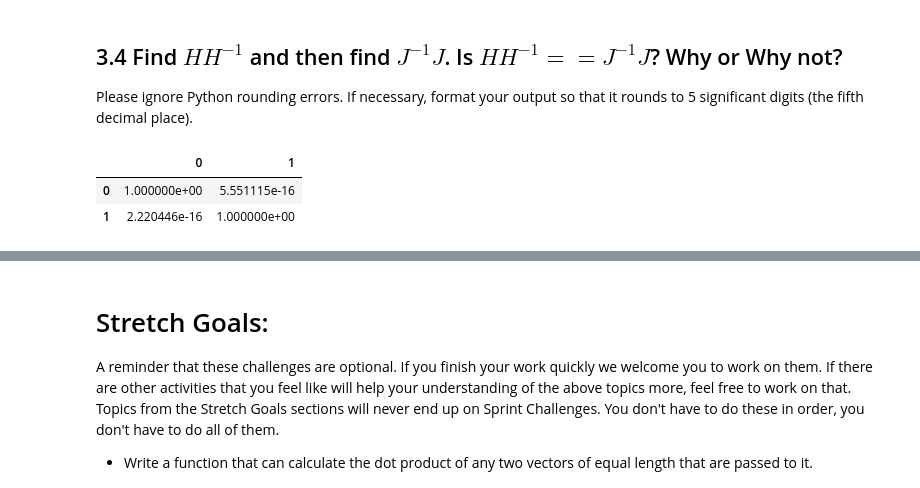
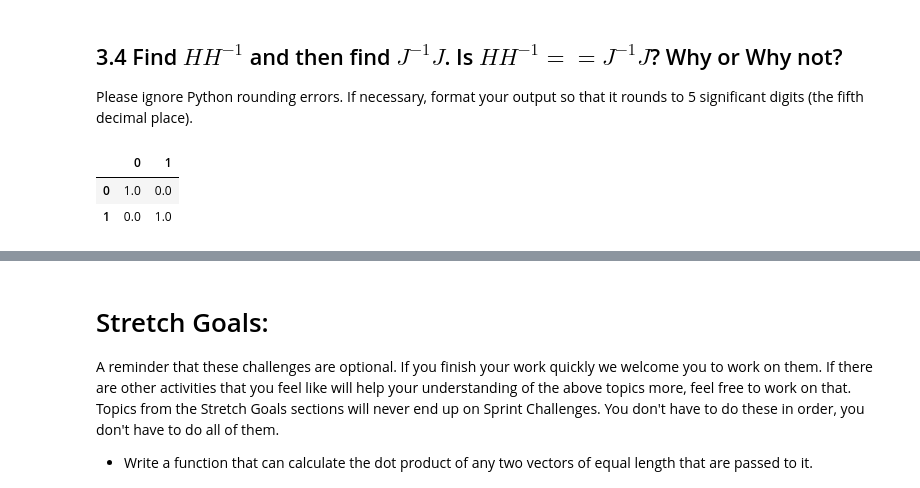
Before and after one commit to raklives/DS-Unit-1-Sprint-3-Linear-Algebra, a Jupyter notebook: module1-vectors-and-matrices/LS_DS_131_Vectors_and_Matrices_Assignment.ipynb, the cells around one changed output, grey strips where cells are left out. Cells and saved outputs as stored; diff of their text form; code cells hidden in the pictures.

```diff
--- a/module1-vectors-and-matrices/LS_DS_131_Vectors_and_Matrices_Assignment.ipynb
+++ b/module1-vectors-and-matrices/LS_DS_131_Vectors_and_Matrices_Assignment.ipynb
@@ -597,10 +597,10 @@ Please ignore Python rounding errors. If necessary, format your output so that i
 # %%
 # multiply H by it's inverse
 H_Inverse_H = np.matmul(H,H_Inverse)
-pd.DataFrame(H_Inverse_H)
+round(pd.DataFrame(H_Inverse_H))
 # %% [output]
 |  | 0 | 1 |
-| 0 | 1.000000e+00 | 5.551115e-16 |
-| 1 | 2.220446e-16 | 1.000000e+00 |
+| 0 | 1.0 | 0.0 |
+| 1 | 0.0 | 1.0 |
 # %%
 # multiply J by it's inverse
```
Also changed, not shown: parts of 2 cells of this notebook.
